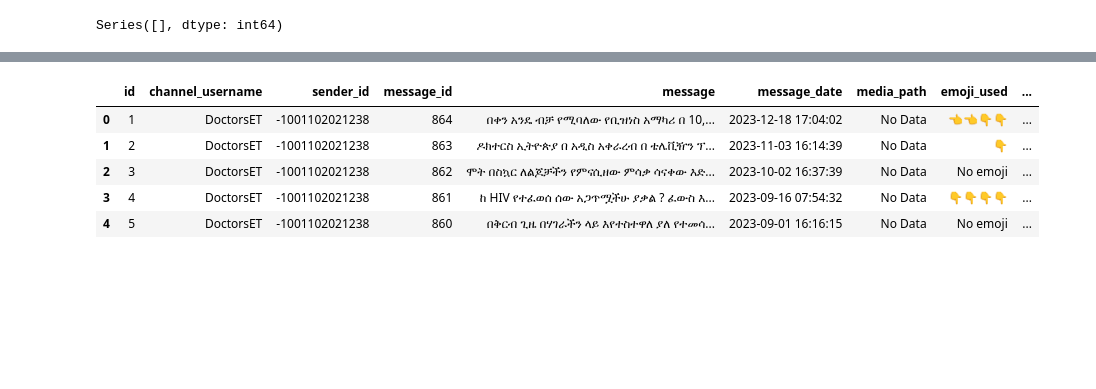
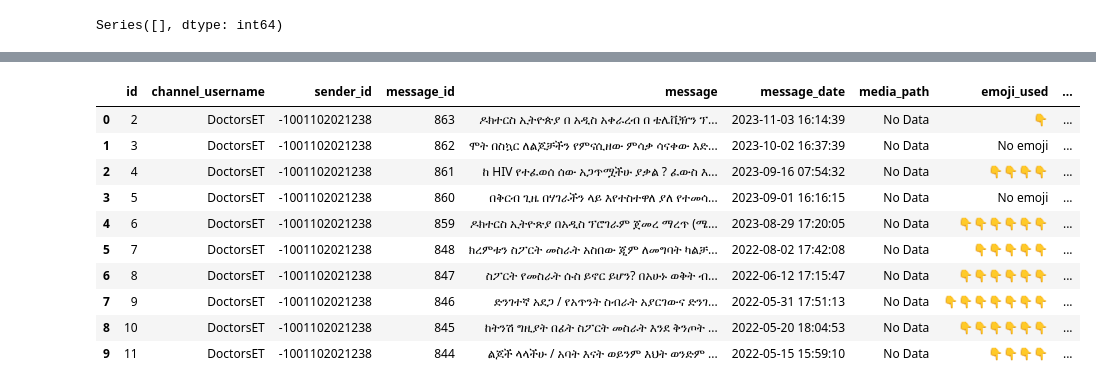
Before and after one commit to Nahom-ketsela/kaim-week-07, a Jupyter notebook: notebook/data_cleaning.ipynb, the cells around one changed output, grey strips where cells are left out. Saved outputs shown, nothing was run; the diff lists cells and outputs as text; code cells hidden in the pictures; blank space fills up the shorter version.

Commit message:
Cleaned additional data and loaded it into the database.

```diff
--- a/notebook/data_cleaning.ipynb
+++ b/notebook/data_cleaning.ipynb
@@ -142,13 +142,18 @@ insert_data(engine, cleaned_df)
 # %%
 #verifying data insertion
-query = "SELECT * FROM telegram_messages LIMIT 5;"
+query = "SELECT * FROM telegram_messages LIMIT 10;"
 df_pg = pd.read_sql(query, engine)
 
 df_pg
 # %% [output]
 |  | id | channel_username | sender_id | message_id | message | message_date | media_path | emoji_used | ... |
-| 0 | 1 | DoctorsET | -1001102021238 | 864 | በቀን አንዴ ብቻ የሚባለው የቢዝነስ አማካሪ በ 10,... | 2023-12-18 17:04:02 | No Data | 👈👈👇👇 | ... |
-| 1 | 2 | DoctorsET | -1001102021238 | 863 | ዶክተርስ ኢትዮጵያ በ አዲስ አቀራረብ በ ቴሌቪዥን ፕ... | 2023-11-03 16:14:39 | No Data | 👇 | ... |
-| 2 | 3 | DoctorsET | -1001102021238 | 862 | ሞት በስኳር ለልጆቻችን የምናሲዘው ምሳቃ ሳናቀው እድ... | 2023-10-02 16:37:39 | No Data | No emoji | ... |
-| 3 | 4 | DoctorsET | -1001102021238 | 861 | ከ HIV የተፈወሰ ሰው አጋጥሟችሁ ያቃል ? ፈውስ እ... | 2023-09-16 07:54:32 | No Data | 👇👇👇👇 | ... |
-| 4 | 5 | DoctorsET | -1001102021238 | 860 | በቅርብ ጊዜ በሃገራችን ላይ እየተስተዋለ ያለ የተመሳ... | 2023-09-01 16:16:15 | No Data | No emoji | ... |
+| 0 | 2 | DoctorsET | -1001102021238 | 863 | ዶክተርስ ኢትዮጵያ በ አዲስ አቀራረብ በ ቴሌቪዥን ፕ... | 2023-11-03 16:14:39 | No Data | 👇 | ... |
+| 1 | 3 | DoctorsET | -1001102021238 | 862 | ሞት በስኳር ለልጆቻችን የምናሲዘው ምሳቃ ሳናቀው እድ... | 2023-10-02 16:37:39 | No Data | No emoji | ... |
+| 2 | 4 | DoctorsET | -1001102021238 | 861 | ከ HIV የተፈወሰ ሰው አጋጥሟችሁ ያቃል ? ፈውስ እ... | 2023-09-16 07:54:32 | No Data | 👇👇👇👇 | ... |
+| 3 | 5 | DoctorsET | -1001102021238 | 860 | በቅርብ ጊዜ በሃገራችን ላይ እየተስተዋለ ያለ የተመሳ... | 2023-09-01 16:16:15 | No Data | No emoji | ... |
+| 4 | 6 | DoctorsET | -1001102021238 | 859 | ዶክተርስ ኢትዮጽያ በአዲስ ፕሮገራም ጀመረ ማረጥ (ሜ... | 2023-08-29 17:20:05 | No Data | 👇👇👇👇👇👇 | ... |
+| 5 | 7 | DoctorsET | -1001102021238 | 848 | ክረምቱን ስፖርት መስራት አስበው ጂም ለመግባት ካልቻ... | 2022-08-02 17:42:08 | No Data | 👇👇👇👇👇 | ... |
+| 6 | 8 | DoctorsET | -1001102021238 | 847 | ስፖርት የመስራት ሱስ ይኖር ይሆን? በአሁኑ ወቅት ብ... | 2022-06-12 17:15:47 | No Data | 👇👇👇👇👇👇 | ... |
+| 7 | 9 | DoctorsET | -1001102021238 | 846 | ድንገተኛ አደጋ / የአጥንት ስብራት አያርገውና ድንገ... | 2022-05-31 17:51:13 | No Data | 👇👇👇👇👇👇👇 | ... |
+| 8 | 10 | DoctorsET | -1001102021238 | 845 | ከትንሽ ግዚያት በፊት ስፖርት መስራት እንደ ቅንጦት ... | 2022-05-20 18:04:53 | No Data | 👇👇👇👇👇👇 | ... |
+| 9 | 11 | DoctorsET | -1001102021238 | 844 | ልጆች ላላችሁ / አባት እናት ወይንም እህት ወንድም ... | 2022-05-15 15:59:10 | No Data | 👇👇👇👇 | ... |
```
Also changed, not shown: parts of 8 cells of this notebook, 3 other files.
